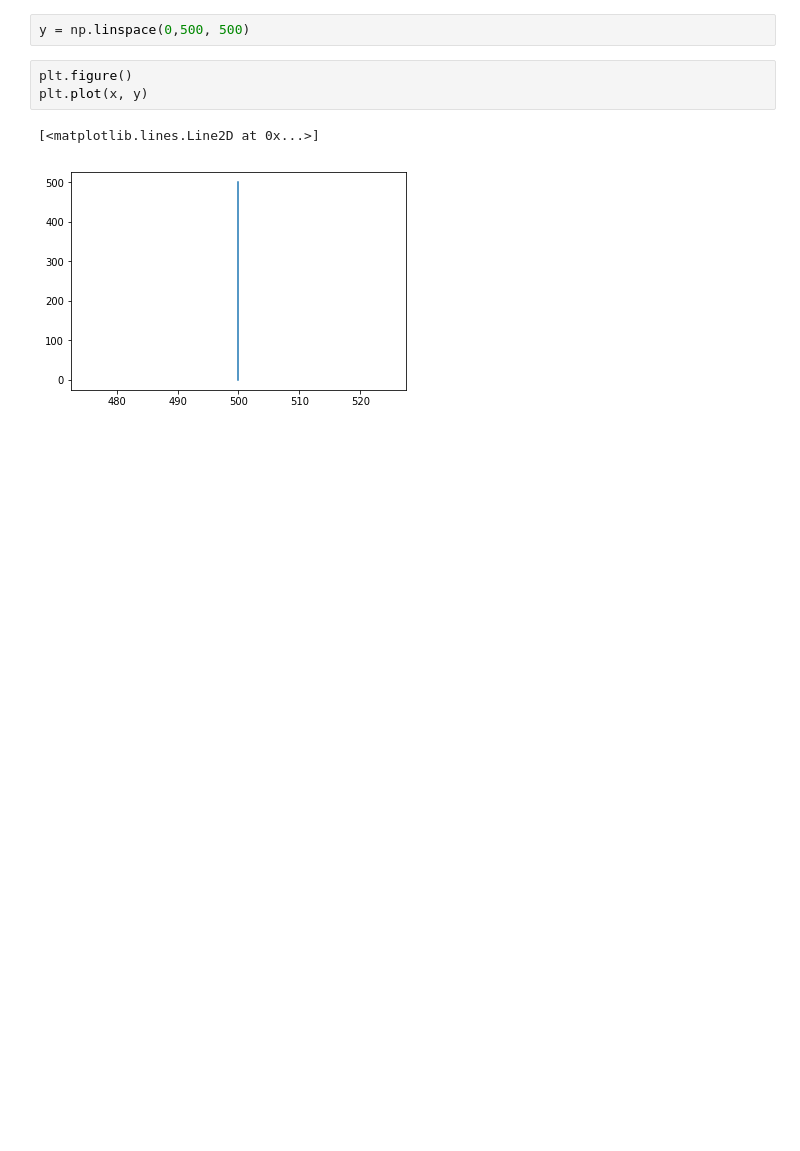
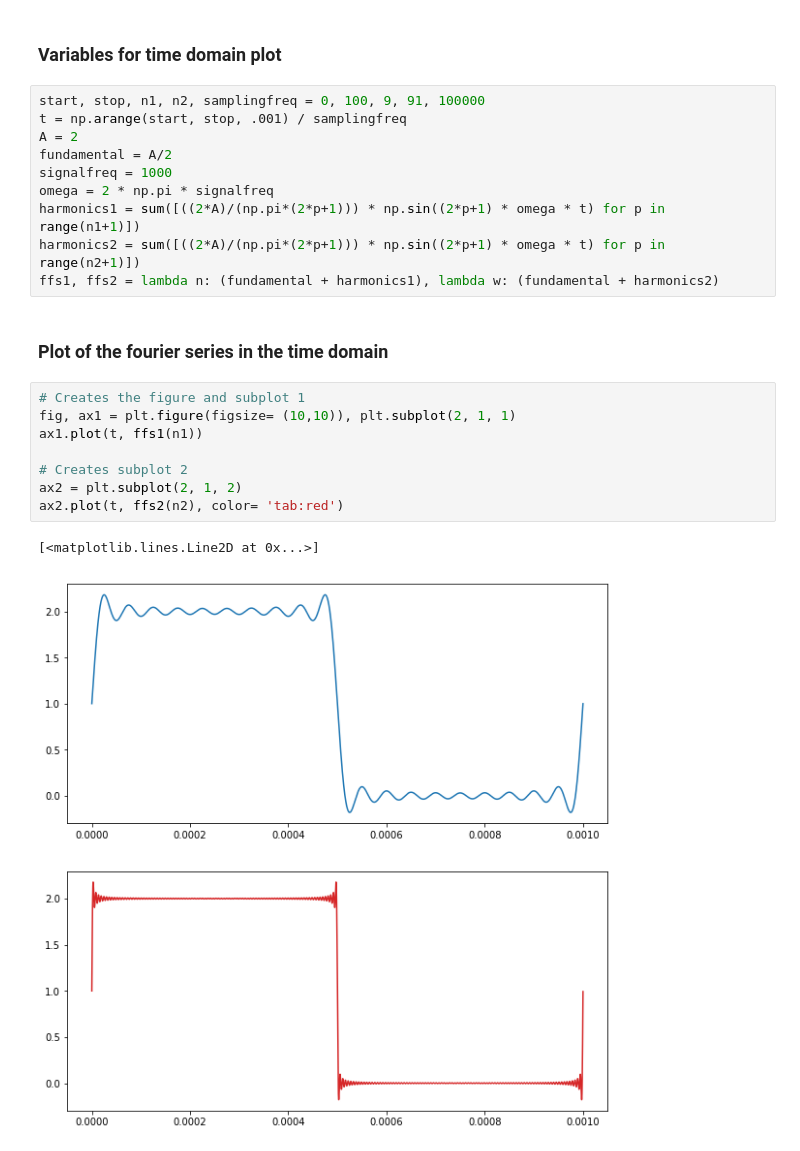
Before and after one commit to cbamedjonekou/cbamedjonekou.github.io, a Jupyter notebook: Labs/TCET 3102-E316 (Analog and Digital Communications)/Lab 1.ipynb, the cells around one changed output. Cells and saved outputs as stored; diff of their text form; blank space fills up the shorter version.

```diff
--- a/Labs/TCET 3102-E316 (Analog and Digital Communications)/Lab 1.ipynb
+++ b/Labs/TCET 3102-E316 (Analog and Digital Communications)/Lab 1.ipynb
@@ -28,8 +20,25 @@ x = np.ones(500) * 500
-# %%
-y = np.linspace(0,500, 500)
-# %%
-plt.figure()
-plt.plot(x, y)
-# %% [output]
-[<matplotlib.lines.Line2D at 0x...>]
-[figure, removed]
+# %% [markdown]
+### Variables for time domain plot
+# %%
+start, stop, n1, n2, samplingfreq = 0, 100, 9, 91, 100000
+t = np.arange(start, stop, .001) / samplingfreq
+A = 2
+fundamental = A/2
+signalfreq = 1000
+omega = 2 * np.pi * signalfreq
+harmonics1 = sum([((2*A)/(np.pi*(2*p+1))) * np.sin((2*p+1) * omega * t) for p in range(n1+1)])
+harmonics2 = sum([((2*A)/(np.pi*(2*p+1))) * np.sin((2*p+1) * omega * t) for p in range(n2+1)])
+ffs1, ffs2 = lambda n: (fundamental + harmonics1), lambda w: (fundamental + harmonics2)
+# %% [markdown]
+### Plot of the fourier series in the time domain
+# %%
+# Creates the figure and subplot 1
+fig, ax1 = plt.figure(figsize= (10,10)), plt.subplot(2, 1, 1)
+ax1.plot(t, ffs1(n1))
+
+# Creates subplot 2
+ax2 = plt.subplot(2, 1, 2)
+ax2.plot(t, ffs2(n2), color= 'tab:red')
+# %% [output]
+[<matplotlib.lines.Line2D at 0x...>]
+[figure, added]
```
Also changed, not shown: parts of 7 cells of this notebook, 27 other files.
